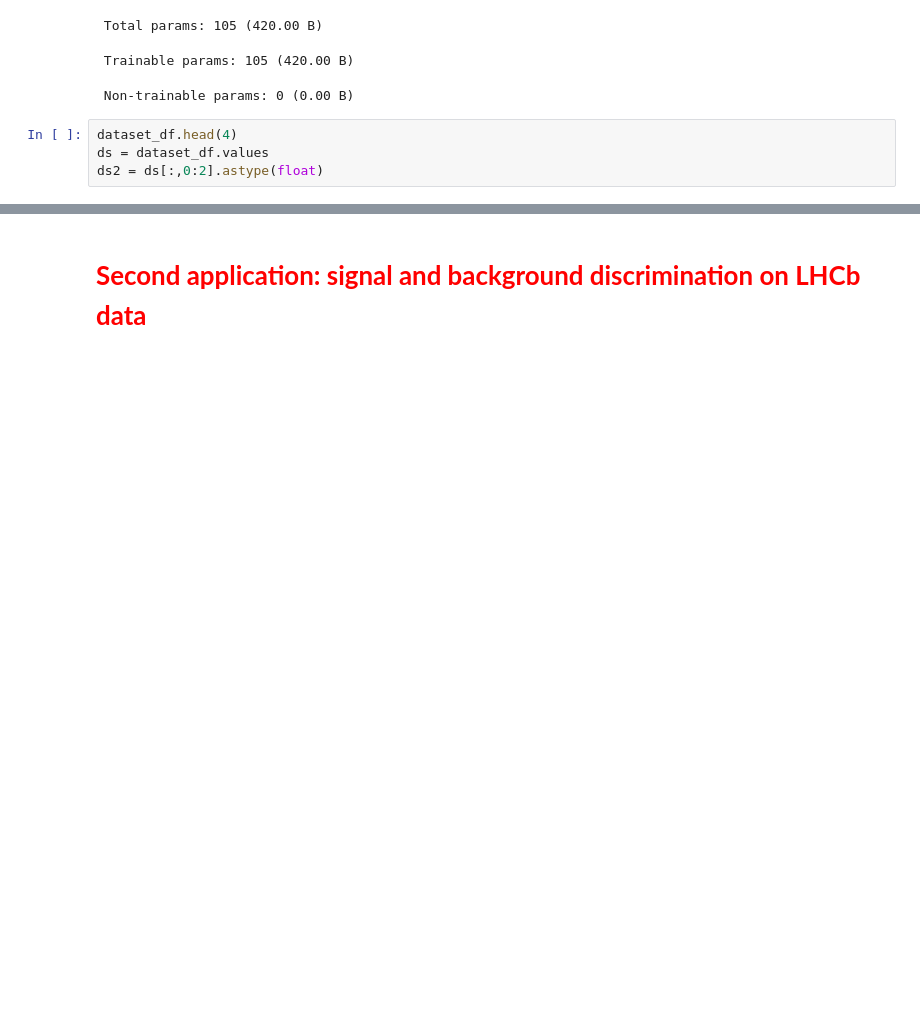
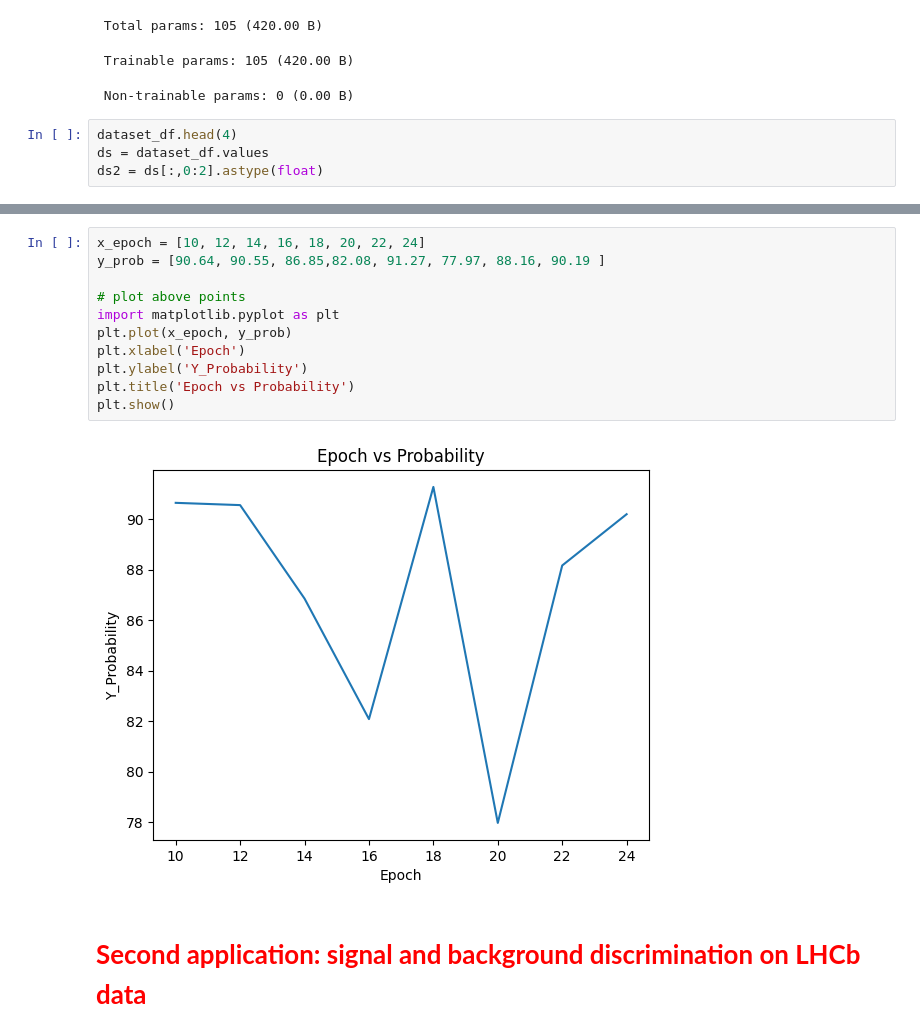
Before and after one commit to kiboiWanjohi/scotep-kenya, a Jupyter notebook: Copy_of_MachineLearning.ipynb, the cells around one changed output, grey strips where cells are left out. Drawn from its saved outputs; the diff is of its cells as text; blank space fills up the shorter version.

```diff
--- a/Copy_of_MachineLearning.ipynb
+++ b/Copy_of_MachineLearning.ipynb
@@ -502,3 +559,16 @@ for i,p in enumerate(prob):
+# %%
+x_epoch = [10, 12, 14, 16, 18, 20, 22, 24]
+y_prob = [90.64, 90.55, 86.85,82.08, 91.27, 77.97, 88.16, 90.19 ]
+
+# plot above points
+import matplotlib.pyplot as plt
+plt.plot(x_epoch, y_prob)
+plt.xlabel('Epoch')
+plt.ylabel('Y_Probability')
+plt.title('Epoch vs Probability')
+plt.show()
+# %% [output]
+[figure, added]
 # %% [markdown]
 # <font color='red'>**Second application: signal and background discrimination on LHCb data**
 # %%
```
Also changed, not shown: parts of 10 cells of this notebook.
